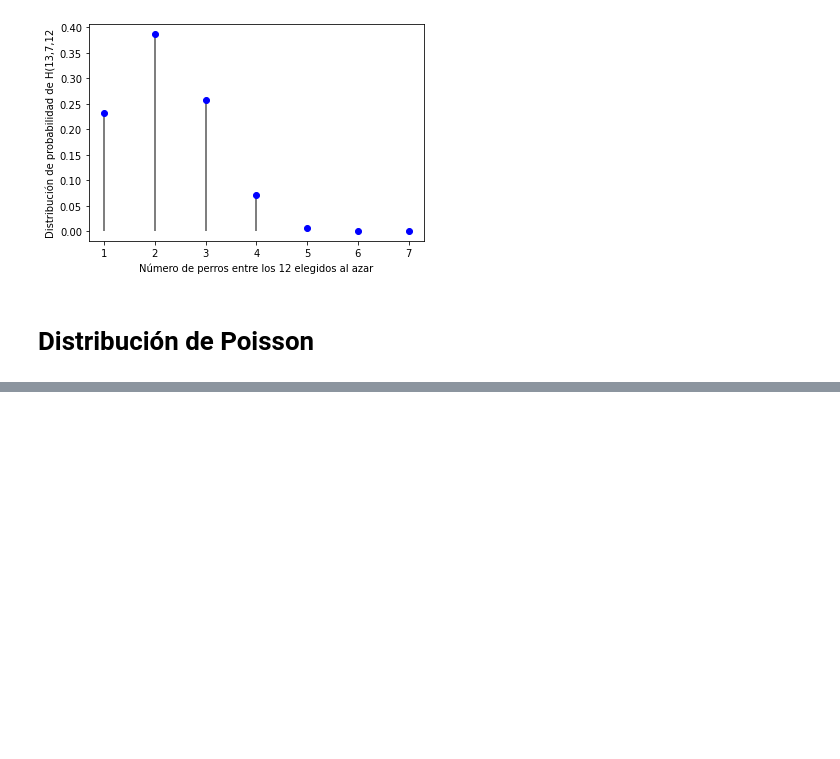
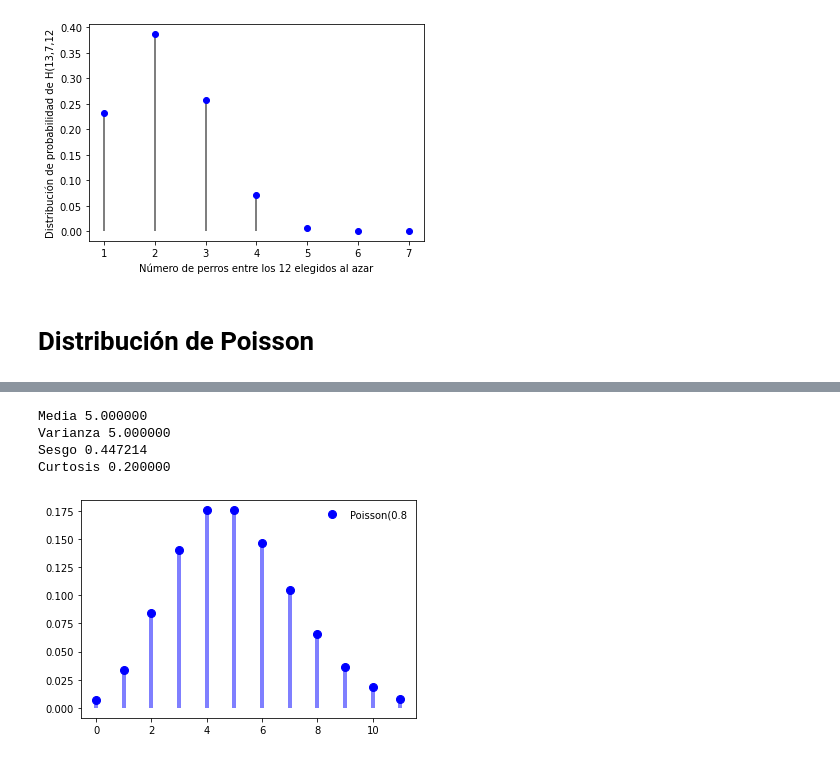
Before and after one commit to ViRoTex/Exercises-Statistics-R-and-Python, a Jupyter notebook: 11_Distribuciones_de_probabilidad_en_Python.ipynb, the cells around one changed output, grey strips where cells are left out. Drawn from its saved outputs; the diff is of its cells as text; code cells hidden in the pictures; blank space fills up the shorter version.

```diff
--- a/11_Distribuciones_de_probabilidad_en_Python.ipynb
+++ b/11_Distribuciones_de_probabilidad_en_Python.ipynb
@@ -242,0 +266,19 @@ Curtosis -0.203835
+# %%
+fig, ax = plt.subplots(1,1)
+mu = 5 # cambimos la mu
+mean, var, skew, kurt = poisson.stats(mu, moments = 'mvsk')
+print("Media %f"%mean)
+print("Varianza %f"%var)
+print("Sesgo %f"%skew)
+print("Curtosis %f"%kurt)
+x = np.arange(0,12) # hemos cambiado el rango
+ax.plot(x, poisson.pmf(x, mu), 'bo', ms = 8, label = 'Poisson(0.8')
+ax.vlines(x, 0, poisson.pmf(x, mu), colors = 'b', lw = 4, alpha = 0.5)
+ax.legend(loc = "best", frameon = False)
+plt.show()
+# %% [output]
+Media 5.000000
+Varianza 5.000000
+Sesgo 0.447214
+Curtosis 0.200000
+[figure, added]
```
Also changed, not shown: parts of 2 cells of this notebook.
